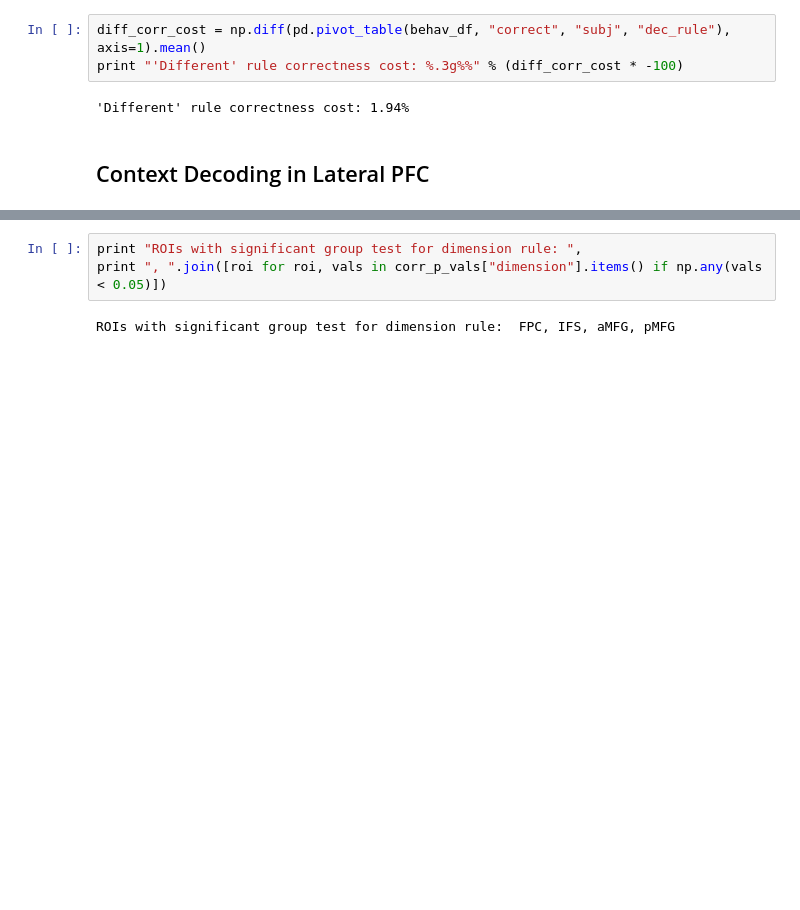
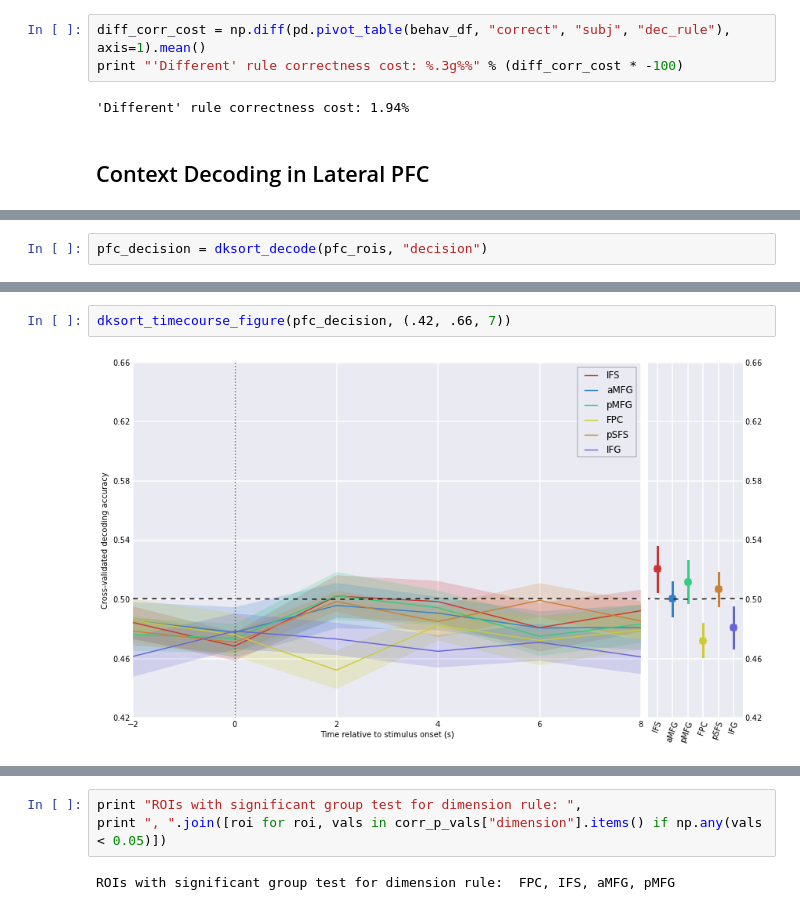
Before and after one commit to WagnerLabPapers/Waskom_JNeurosci_2014, a Jupyter notebook: DKsort_Neuron.ipynb, the cells around one changed output, grey strips where cells are left out. Saved outputs shown, nothing was run; the diff lists cells and outputs as text; blank space fills up the shorter version.

```diff
--- a/DKsort_Neuron.ipynb
+++ b/DKsort_Neuron.ipynb
@@ -487,0 +507,2 @@ pd.DataFrame(corr_p_vals["dimension"], index=frames * 2).T
+# %%
+pfc_decision = dksort_decode(pfc_rois, "decision")
@@ -487,0 +527,4 @@ pd.DataFrame(corr_p_vals["dimension"], index=frames * 2).T
+# %%
+dksort_timecourse_figure(pfc_decision, (.42, .66, 7))
+# %% [output]
+[figure, added]
```
Also changed, not shown: parts of 89 cells of this notebook.
